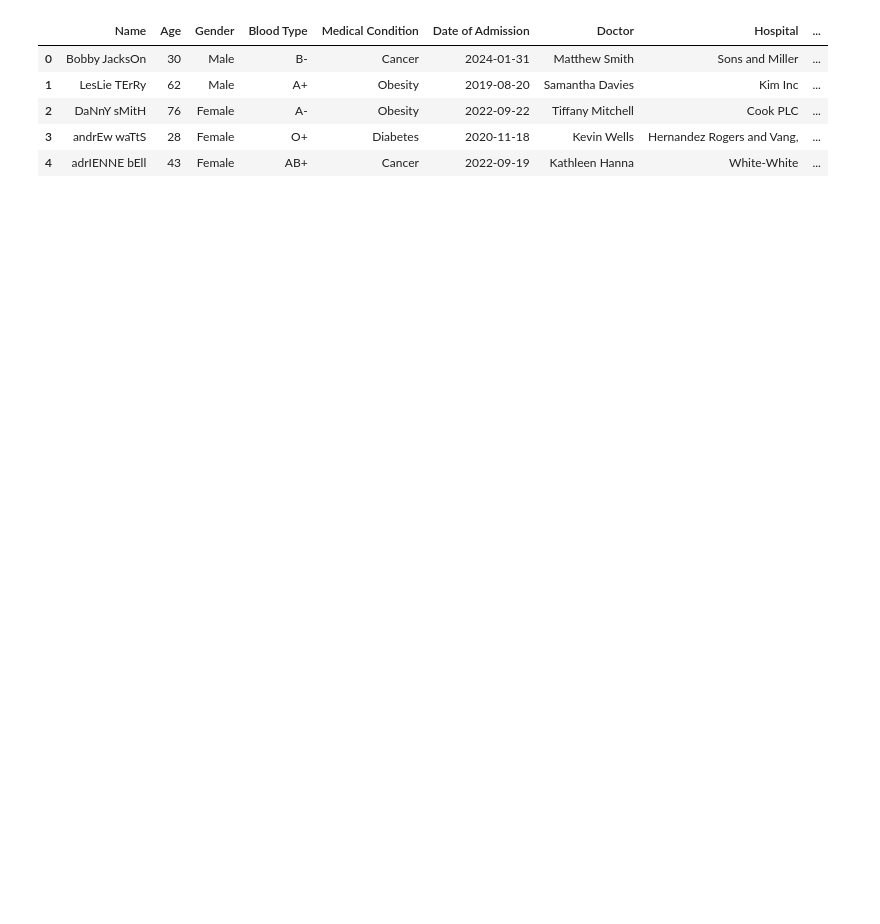
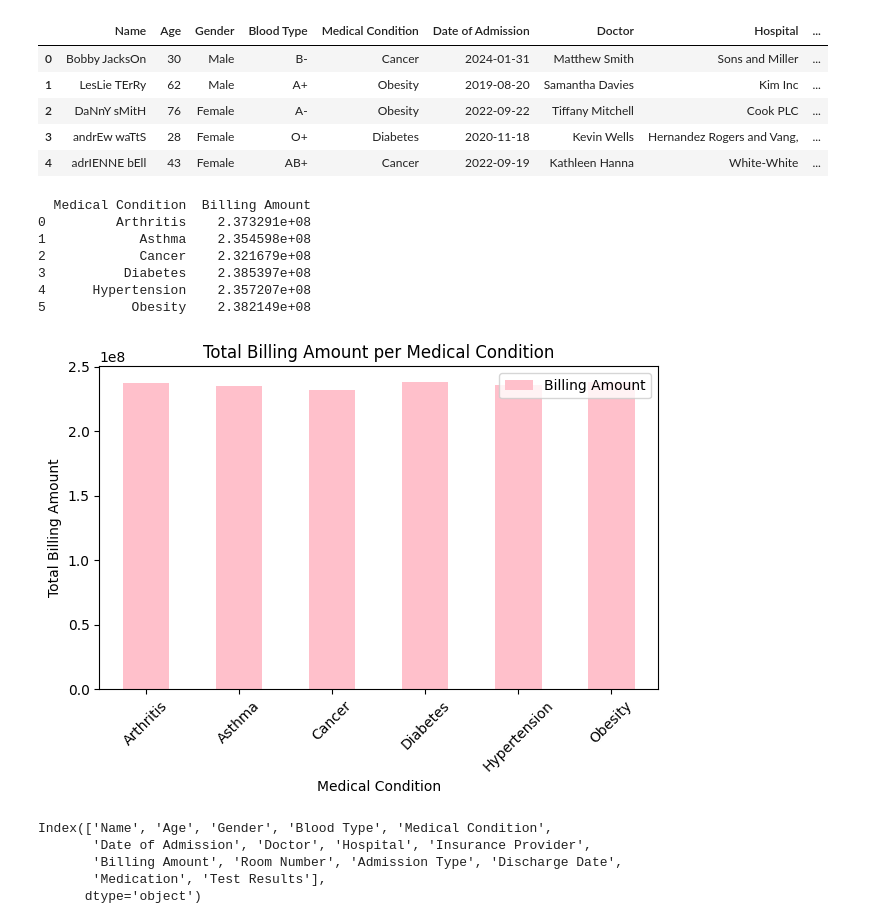
Before and after one commit to bscruz/database-assignment, a Jupyter notebook: dataset.ipynb, the cells around one changed output. Saved outputs shown, nothing was run; the diff lists cells and outputs as text; code cells hidden in the pictures; blank space fills up the shorter version.

```diff
--- a/dataset.ipynb
+++ b/dataset.ipynb
@@ -16,3 +27,34 @@ df.head(5)
 | 2 | DaNnY sMitH | 76 | Female | A- | Obesity | 2022-09-22 | Tiffany Mitchell | Cook PLC | ... |
 | 3 | andrEw waTtS | 28 | Female | O+ | Diabetes | 2020-11-18 | Kevin Wells | Hernandez Rogers and Vang, | ... |
 | 4 | adrIENNE bEll | 43 | Female | AB+ | Cancer | 2022-09-19 | Kathleen Hanna | White-White | ... |
+# %%
+billing_by_condition = df.groupby('Medical Condition')['Billing Amount'].sum().reset_index()
+print(billing_by_condition)
+ax = billing_by_condition.plot(x='Medical Condition', y='Billing Amount', kind='bar',
+                               color='pink', title='Total Billing Amount per Medical Condition')
+ax.set_xlabel('Medical Condition')
+ax.set_ylabel('Total Billing Amount')
+ax.set_xticklabels(ax.get_xticklabels(), rotation=45)
+
+# Display the plot
+plt.tight_layout()
+plt.show()
+
+# the graph shows that the most amount billed per medical condition was Hypertension so I decided to look more into it
+# %% [output]
+  Medical Condition  Billing Amount
+0         Arthritis    2.373291e+08
+1            Asthma    2.354598e+08
+2            Cancer    2.321679e+08
+3          Diabetes    2.385397e+08
+4      Hypertension    2.357207e+08
+5           Obesity    2.382149e+08
+[figure, added]
+# %%
+df.columns
+# %% [output]
+Index(['Name', 'Age', 'Gender', 'Blood Type', 'Medical Condition',
+       'Date of Admission', 'Doctor', 'Hospital', 'Insurance Provider',
+       'Billing Amount', 'Room Number', 'Admission Type', 'Discharge Date',
+       'Medication', 'Test Results'],
+      dtype='object')
```
Also changed, not shown: parts of 9 cells of this notebook.
